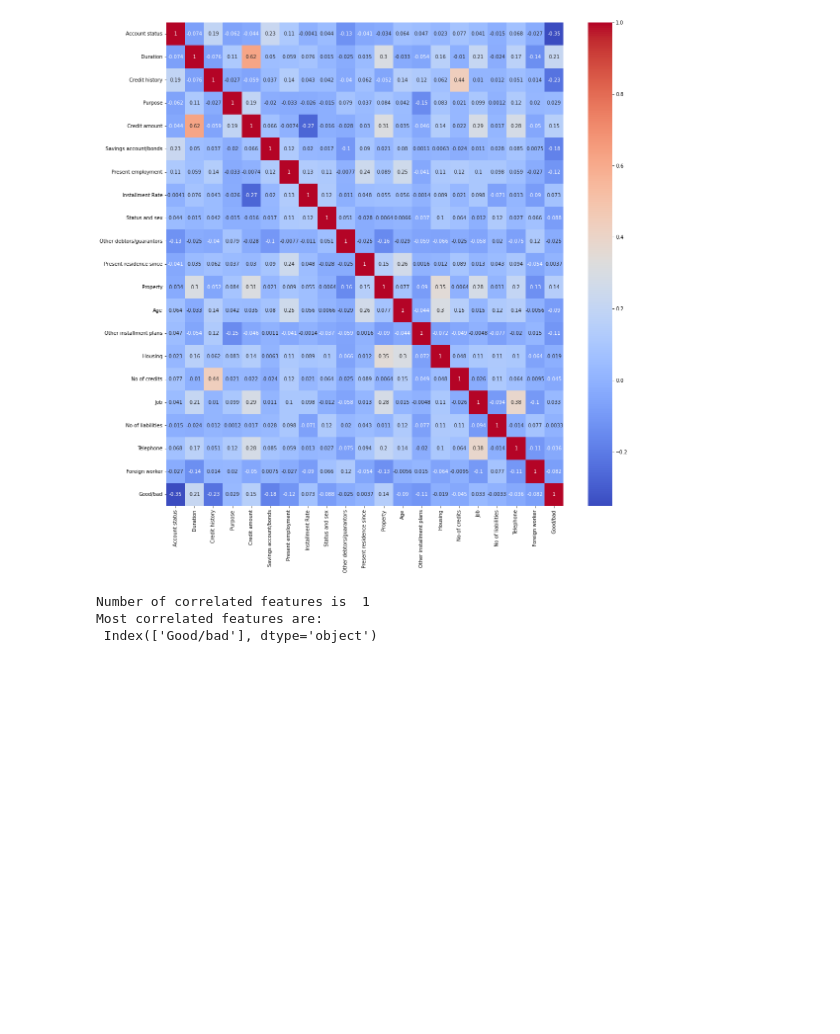
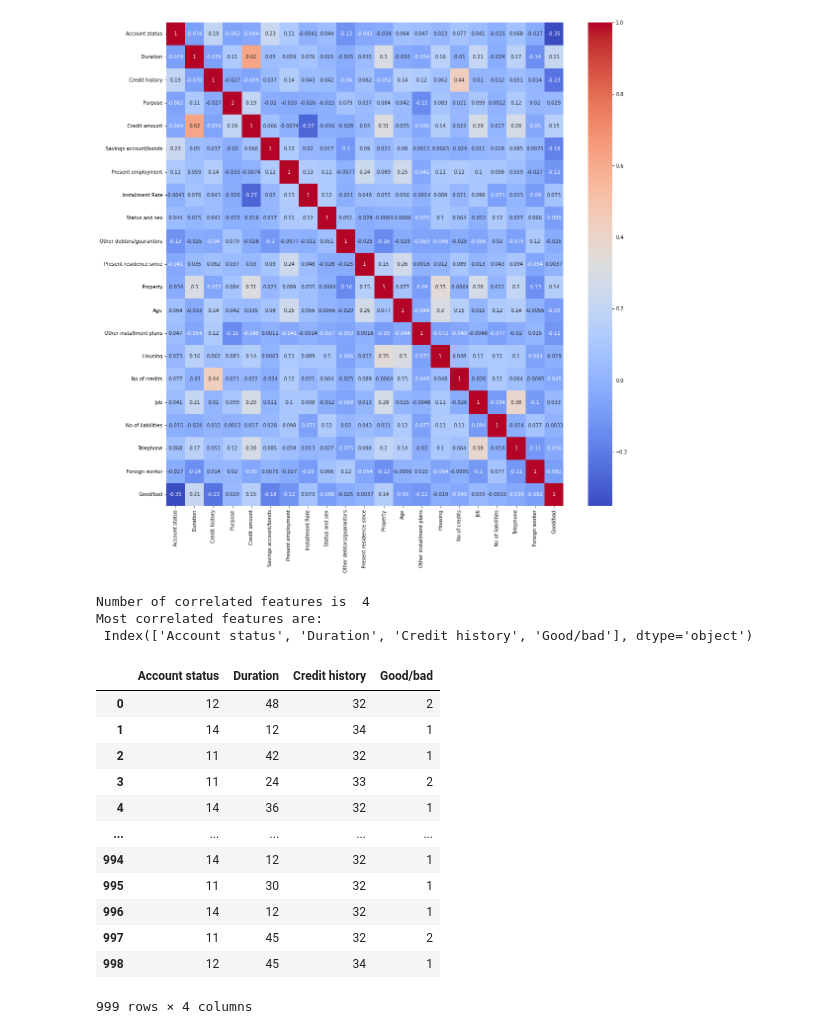
Before and after one commit to Crispisu/ds-homework, a Jupyter notebook: homework5-ds/ex8 copy.ipynb, the cells around one changed output. Saved outputs shown, nothing was run; the diff lists cells and outputs as text; code cells hidden in the pictures; blank space fills up the shorter version.

```diff
--- a/homework5-ds/ex8 copy.ipynb
+++ b/homework5-ds/ex8 copy.ipynb
@@ -95,14 +87,35 @@ plt.show()
 # %% [output]
 [figure]
 # %%
-cc = corr[abs(corr['Good/bad']) > 0.4].index
+cc = corr[abs(corr['Good/bad']) > 0.2].index
 
 print('Number of correlated features is ', len(cc))
 print('Most correlated features are: \n', cc)
 # %% [output]
-Number of correlated features is  1
+Number of correlated features is  4
 Most correlated features are:
- Index(['Good/bad'], dtype='object')
+ Index(['Account status', 'Duration', 'Credit history', 'Good/bad'], dtype='object')
+# %%
+cols_to_drop = ['Purpose', 'Credit amount', 'Savings account/bonds', 'Present employment', 'Property', 'Housing', 'Installment Rate', 'Status and sex', 'Other debtors/guarantors', 'Present residence since', 'Age', 'Other installment plans', 'No of credits', 'Job', 'No of liabilities', 'Telephone', 'Foreign worker']
+
+
+df = df.drop(cols_to_drop, axis = 1)
+
+df
+# %% [output]
+|  | Account status | Duration | Credit history | Good/bad |
+| 0 | 12 | 48 | 32 | 2 |
+| 1 | 14 | 12 | 34 | 1 |
+| 2 | 11 | 42 | 32 | 1 |
+| 3 | 11 | 24 | 33 | 2 |
+| 4 | 14 | 36 | 32 | 1 |
+| ... | ... | ... | ... | ... |
+| 994 | 14 | 12 | 32 | 1 |
+| 995 | 11 | 30 | 32 | 1 |
+| 996 | 14 | 12 | 32 | 1 |
+| 997 | 11 | 45 | 32 | 2 |
+| 998 | 12 | 45 | 34 | 1 |
+999 rows × 4 columns
 # %%
 x = df.drop(['Good/bad'], axis = 1)
 y = df['Good/bad']
```
Also changed, not shown: parts of 7 cells of this notebook, 1 other file.
